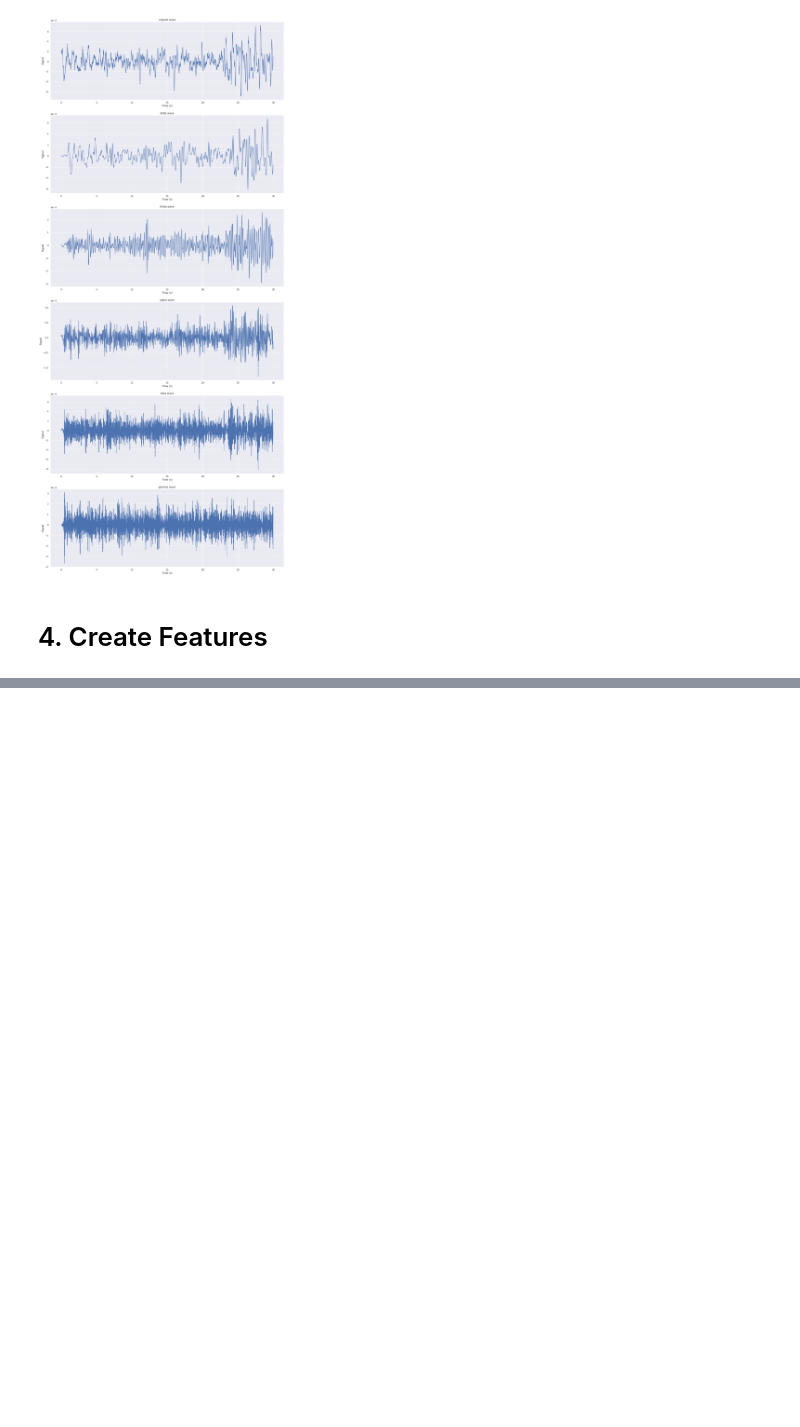
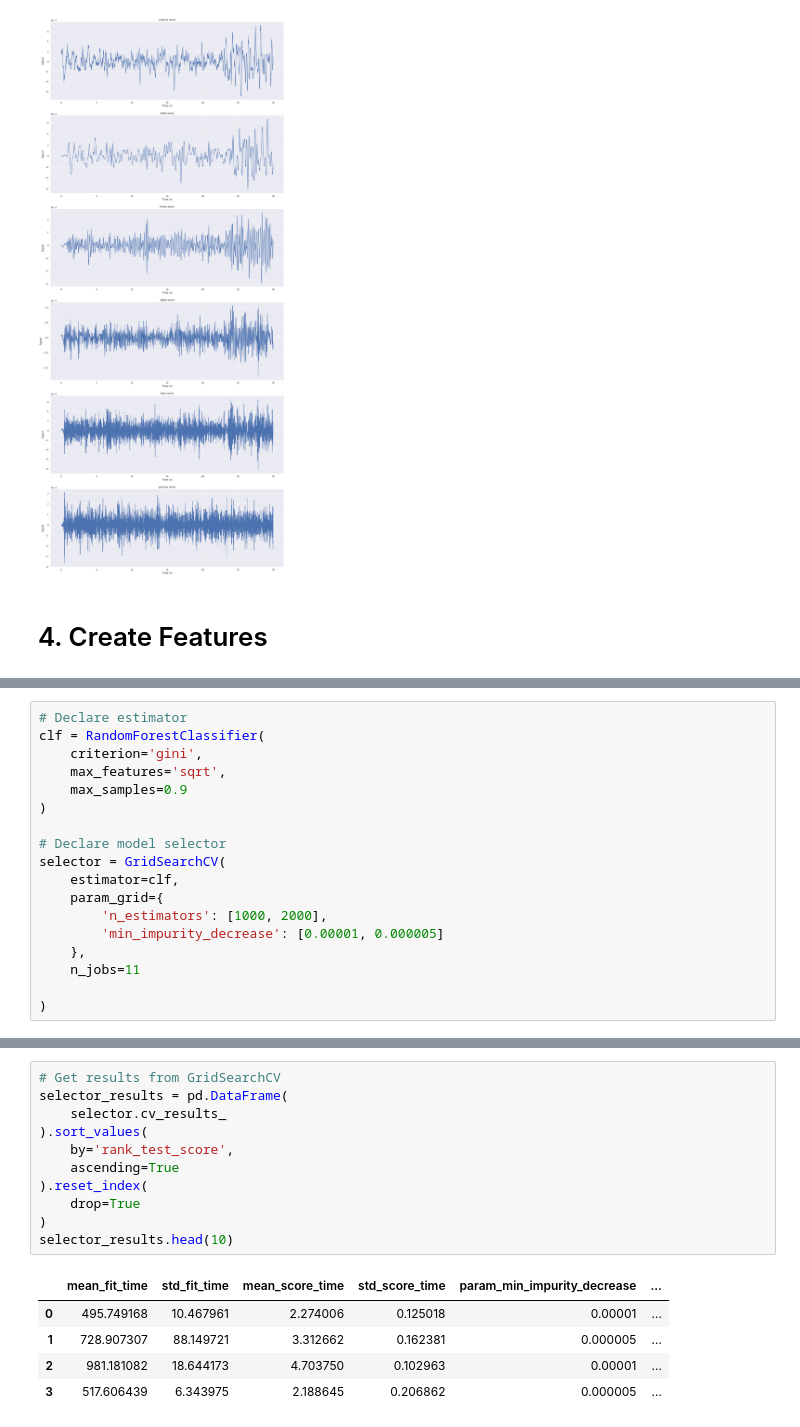
Before and after one commit to leonardotessarolo/eeg-sleep-stage-detection, a Jupyter notebook: 1-download_process_dataset.ipynb, the cells around one changed output, grey strips where cells are left out. Drawn from its saved outputs; the diff is of its cells as text; blank space fills up the shorter version.

```diff
--- a/1-download_process_dataset.ipynb
+++ b/1-download_process_dataset.ipynb
@@ -584,0 +778,18 @@ Wall time: 1min 54s
+# %%
+# Declare estimator
+clf = RandomForestClassifier(
+    criterion='gini',
+    max_features='sqrt',
+    max_samples=0.9
+)
+
+# Declare model selector
+selector = GridSearchCV(
+    estimator=clf,
+    param_grid={
+        'n_estimators': [1000, 2000],
+        'min_impurity_decrease': [0.00001, 0.000005]
+    },
+    n_jobs=11
+
+)
@@ -584,0 +815,17 @@ Wall time: 1min 54s
+# %%
+# Get results from GridSearchCV
+selector_results = pd.DataFrame(
+    selector.cv_results_
+).sort_values(
+    by='rank_test_score',
+    ascending=True
+).reset_index(
+    drop=True
+)
+selector_results.head(10)
+# %% [output]
+|  | mean_fit_time | std_fit_time | mean_score_time | std_score_time | param_min_impurity_decrease | ... |
+| 0 | 495.749168 | 10.467961 | 2.274006 | 0.125018 | 0.00001 | ... |
+| 1 | 728.907307 | 88.149721 | 3.312662 | 0.162381 | 0.000005 | ... |
+| 2 | 981.181082 | 18.644173 | 4.703750 | 0.102963 | 0.00001 | ... |
+| 3 | 517.606439 | 6.343975 | 2.188645 | 0.206862 | 0.000005 | ... |
```
Also changed, not shown: parts of 8 cells of this notebook.
